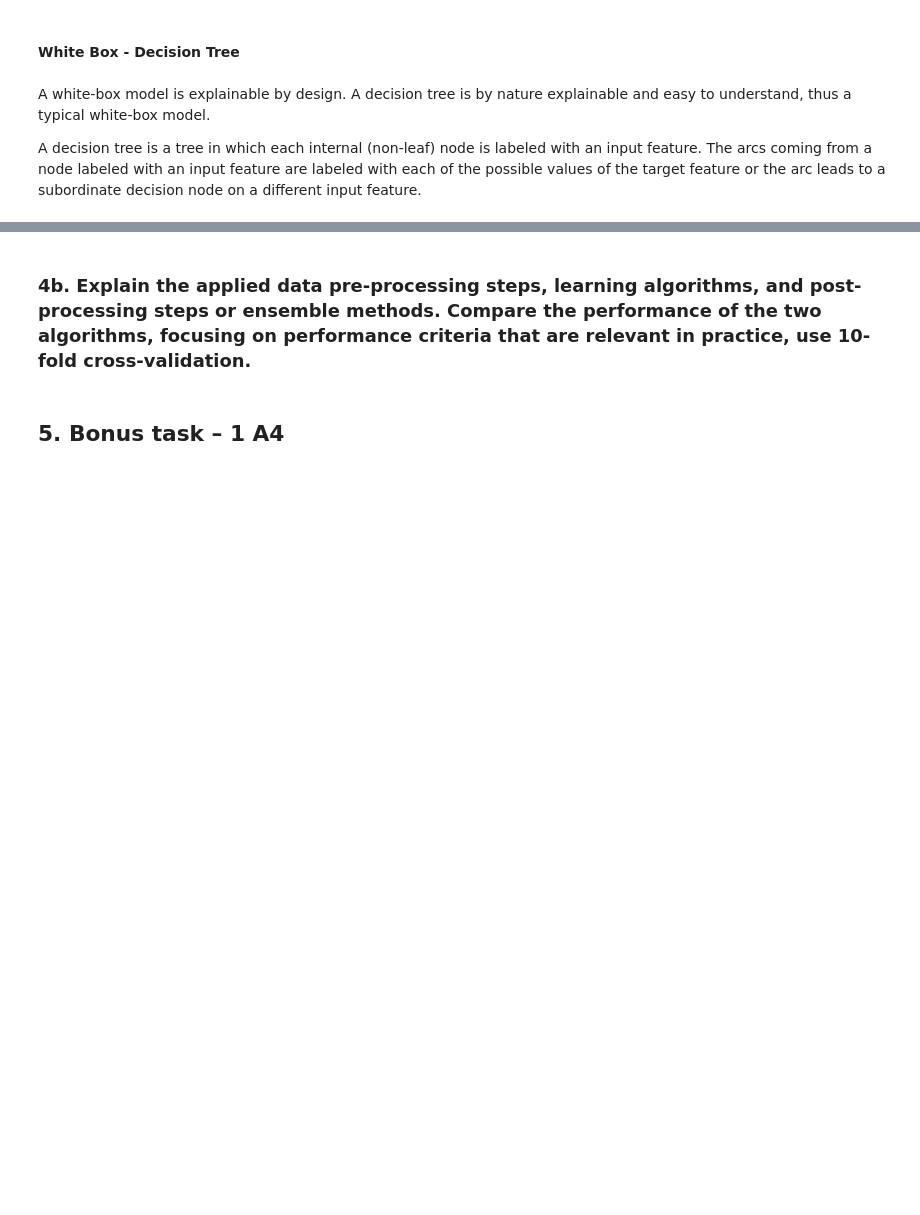
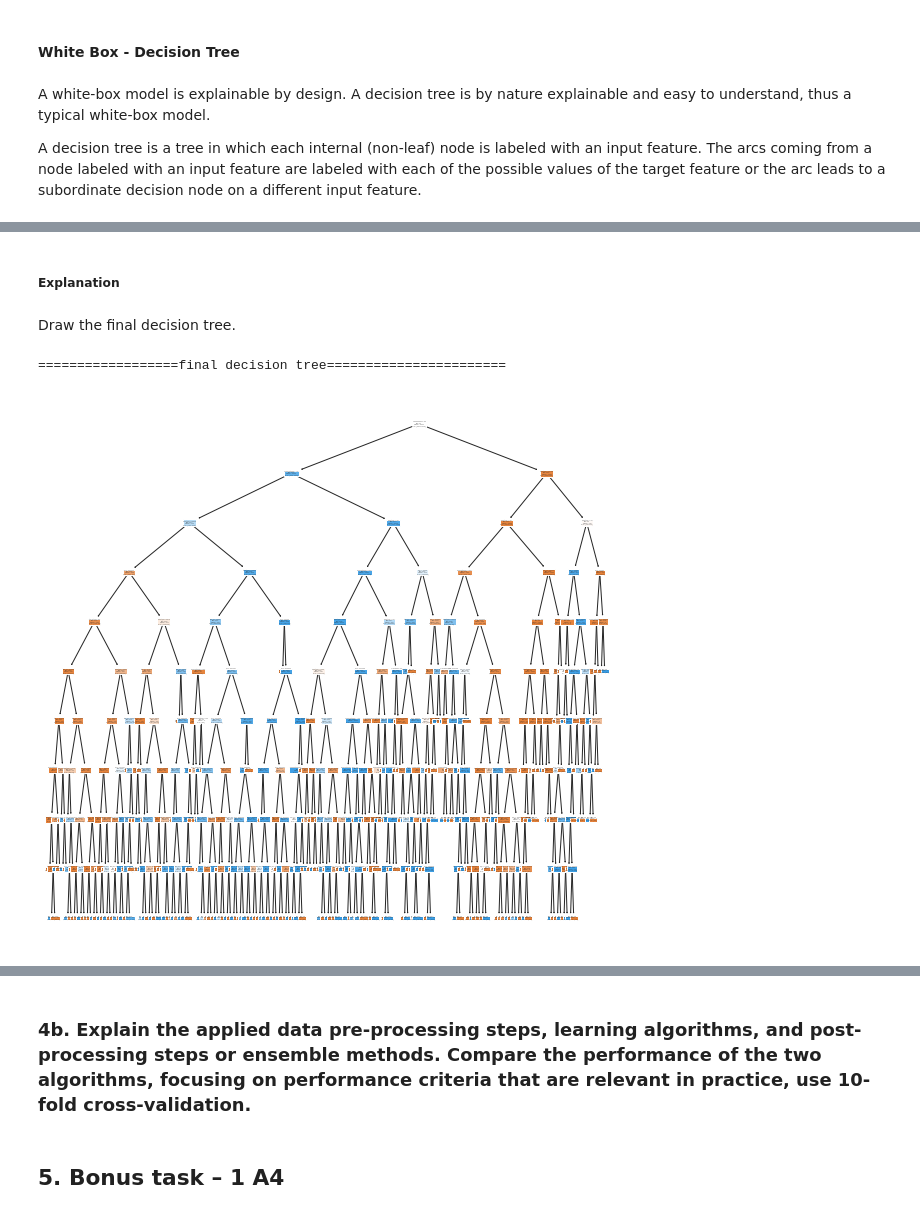
Before and after one commit to CarlosChu-c/CiberSecurityLab, a Jupyter notebook: lab1/Lab1-2021.ipynb, the cells around one changed output, grey strips where cells are left out. Cells and saved outputs as stored; diff of their text form; code cells hidden in the pictures; blank space fills up the shorter version.

```diff
--- a/lab1/Lab1-2021.ipynb
+++ b/lab1/Lab1-2021.ipynb
@@ -851,0 +778,15 @@ plt.show()
+# %% [markdown]
+##### Explanation
+# %% [markdown]
+Draw the final decision tree.
+# %%
+# extract feature names from original data set
+data_src = df_src.drop(columns=['Id', 'amount', 'accountcode_cc', 'countries_equal', 'label'])
+feat_names = data_src.columns
+# plot the tree
+class_names = ['benign', 'fraud']
+print("==================final decision tree=======================")
+display = plot_tree(best_dt, feature_names=feat_names, filled=True)
+# %% [output]
+==================final decision tree=======================
+[figure, added]
```
Also changed, not shown: parts of 13 cells of this notebook.
